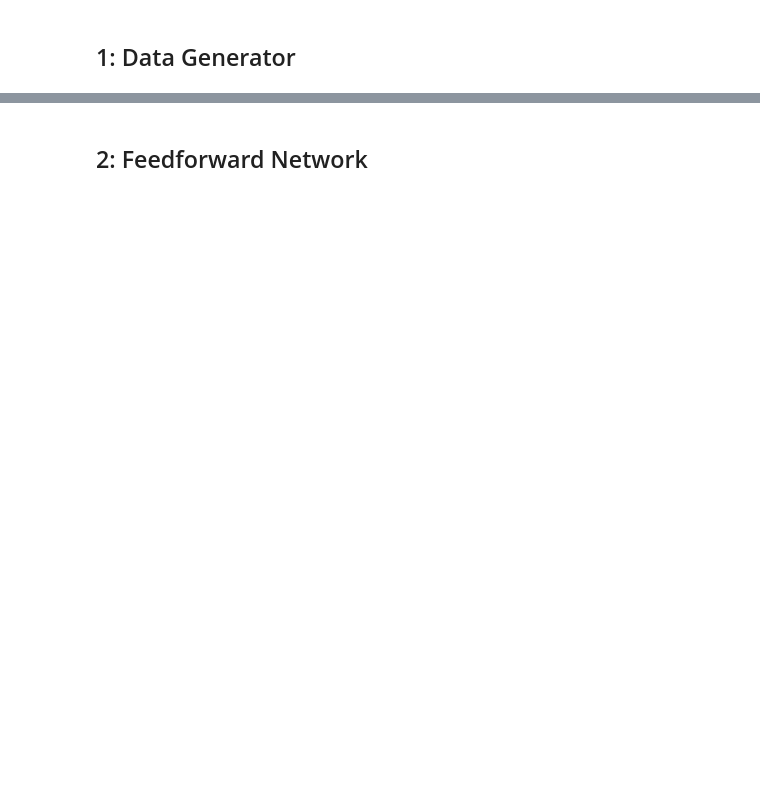
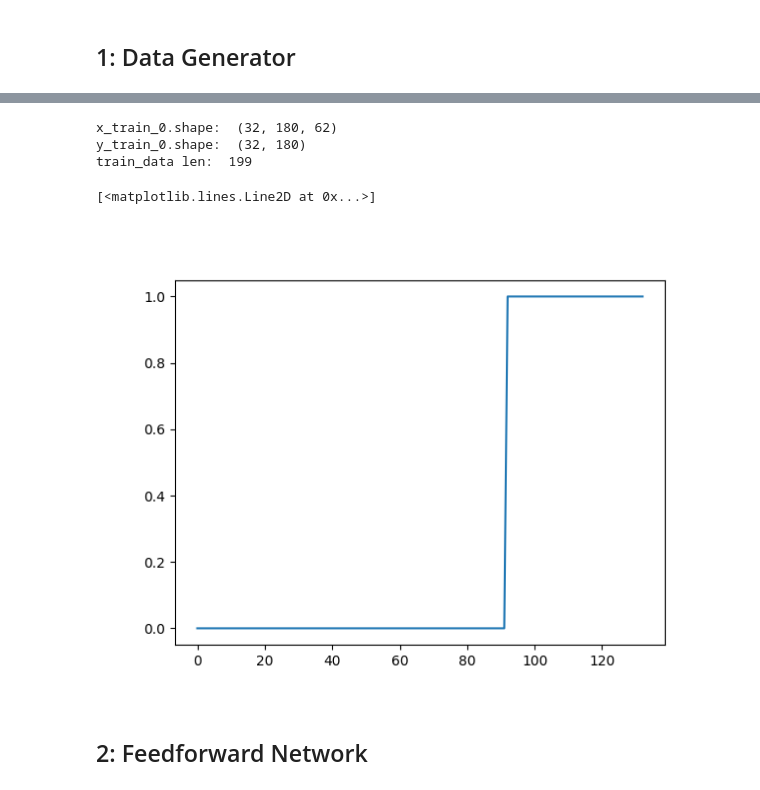
Before and after one commit to kasperikaivola/python-audio-processing, a Jupyter notebook: prerequisites/07_deep_learning/deep_learning.ipynb, the cells around one changed output, grey strips where cells are left out. Saved outputs shown, nothing was run; the diff lists cells and outputs as text; code cells hidden in the pictures; blank space fills up the shorter version.

```diff
--- a/prerequisites/07_deep_learning/deep_learning.ipynb
+++ b/prerequisites/07_deep_learning/deep_learning.ipynb
@@ -21,13 +22,15 @@ class GenData(Sequence):
         self.path = os.path.join(path, split, 'output')
         self.batch_size = batch_size
         self.fraction = fraction
+        self.num_features = 62 #our dataset has 62 features
+        self.num_classes = 2 #voice activity=0/1
 
         # TODO: lists containing data
         self.x = [] # features: zero crossing, mfccs, ...
         self.y = [] # speech activity: 0 / 1
 
         # TODO: collect file names under *self.path*
-        self.files = ...
+        self.files = [os.path.join(self.path, f) for f in os.listdir(self.path) if f.endswith('.npz')]
 
         # only select a *fraction* of the file names to limit amount of
         # training data
@@ -35,26 +38,41 @@ class GenData(Sequence):
 
         for file in tqdm(self.files):
             # TODO: load file & save contents in *self.x* & *self.y*
-            pass
+            data = np.load(file)
+            features = data['features'].astype(np.float32)
+            print("features.shape"+str(features.shape))
+            vad = np.round(data['vad']).astype(np.float32)
+            print("vad.shape"+str(vad.shape))
+            self.x.append(features)
+            self.y.append(vad)
 
         # Random order indices
         self.idx = np.random.permutation(range(len(self.x)))
 
-    def __getitem__(self, item):
+    def __getitem__(self, item): #called with [index]
         # get random indices of current batch
         idx_batch = self.idx[item*self.batch_size : (item+1)*self.batch_size]
 
+        # TODO: find minimum length of data for current batch
+        #minlen = min(len(x) for x in x_batch)
+        minlen = min([self.x[it].shape[1] for it in idx_batch])
+
         # TODO: get data for current batch from *self.x* / *self.y*
-        x_batch = ...
-        y_batch = ...
-
-        # TODO: find minimum length of data for current batch
-        minlen = ...
+        #x_batch = [self.x[idx][:minlen] for idx in idx_batch]
+        #y_batch = [self.y[idx][:minlen] for idx in idx_batch]
+        x_tensor = np.zeros((self.batch_size, minlen, self.num_features))
+        y_tensor = np.zeros((self.batch_size, minlen))
+        for it, rand_it in enumerate(idx_batch):
+            sequence = self.x[rand_it][:,:minlen]
+            #print(sequence.shape)
+            x_tensor[it, :, :] = sequence.T
+            y_tensor[it, :] = self.y[rand_it][:minlen]
 
         # TODO: stack data for current batch to tensors of proper size
-        x_tensor = ...
-        y_tensor = ...
+        #x_tensor = [self.x[idx][:minlen] for idx in idx_batch]
+        #y_tensor = [self.y[idx][:minlen] for idx in idx_batch]
 
+        # x_tensor = features, y_tensor = probability targets
         return x_tensor, y_tensor
 
     def __len__(self):
@@ -73,18 +177,25 @@ test_data = GenData(data_path, split='test', batch_size=32)
 # %%
 # draw one batch from the training generator
 x_train_0, y_train_0 = train_data[1]
-print(x_train_0.shape)
-print(y_train_0.shape)
+print("x_train_0.shape: ",x_train_0.shape)
+print("y_train_0.shape: ",y_train_0.shape)
 
 # check length of training generator
-print(len(train_data))
+print("train_data len: ",len(train_data))
 
 # check if we can iterate whole generator
 for x, y in train_data:
     pass
 
 # plot targets for 1st sentence of a batch
+plt.figure()
 plt.plot(y[0,:])
+# %% [output]
+x_train_0.shape:  (32, 180, 62)
+y_train_0.shape:  (32, 180)
+train_data len:  199
+[<matplotlib.lines.Line2D at 0x...>]
+[figure, added]
 # %% [markdown]
 ## 2: Feedforward Network
 # %%
```
Also changed, not shown: parts of 7 cells of this notebook, 1 other file.
